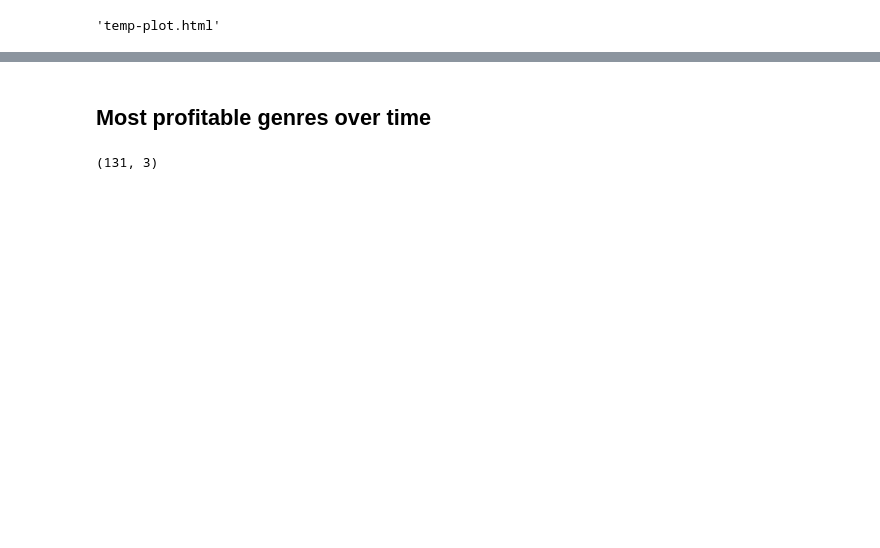
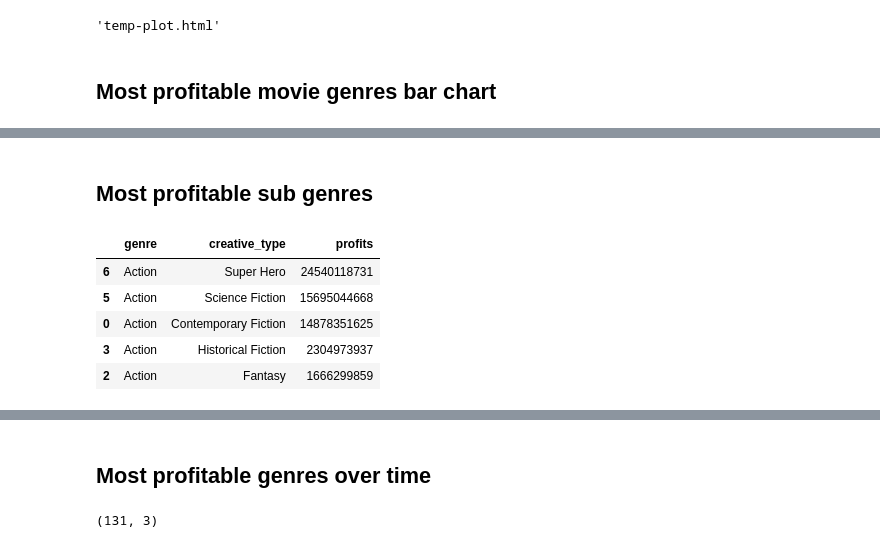
Before and after one commit to edejesus196/dsc-mod-1-project-v2-1-nyc01-dtsc-ft-080320, a Jupyter notebook: student.ipynb, the cells around one changed output, grey strips where cells are left out. Saved outputs shown, nothing was run; the diff lists cells and outputs as text; code cells hidden in the pictures; blank space fills up the shorter version.

```diff
--- a/student.ipynb
+++ b/student.ipynb
@@ -275,6 +280,8 @@ fig = go.Figure(data=m_data, layout=layout)
 pyo.plot(fig)
 # %% [output]
 'temp-plot.html'
+# %% [markdown]
+## Most profitable movie genres bar chart
 # %%
 import plotly
 import plotly.express as px
@@ -325,3 +332,14 @@ profits_by_genre_barchart.show()
 # %% [output]
 [interactive output not drawn]
 [interactive output not drawn]
+# %% [markdown]
+## Most profitable sub genres
+# %%
+m_data_by_sub_gnr_actn.head()
+# %% [output]
+|  | genre | creative_type | profits |
+| 6 | Action | Super Hero | 24540118731 |
+| 5 | Action | Science Fiction | 15695044668 |
+| 0 | Action | Contemporary Fiction | 14878351625 |
+| 3 | Action | Historical Fiction | 2304973937 |
+| 2 | Action | Fantasy | 1666299859 |
```
Also changed, not shown: parts of 15 cells of this notebook, 3 other files.
